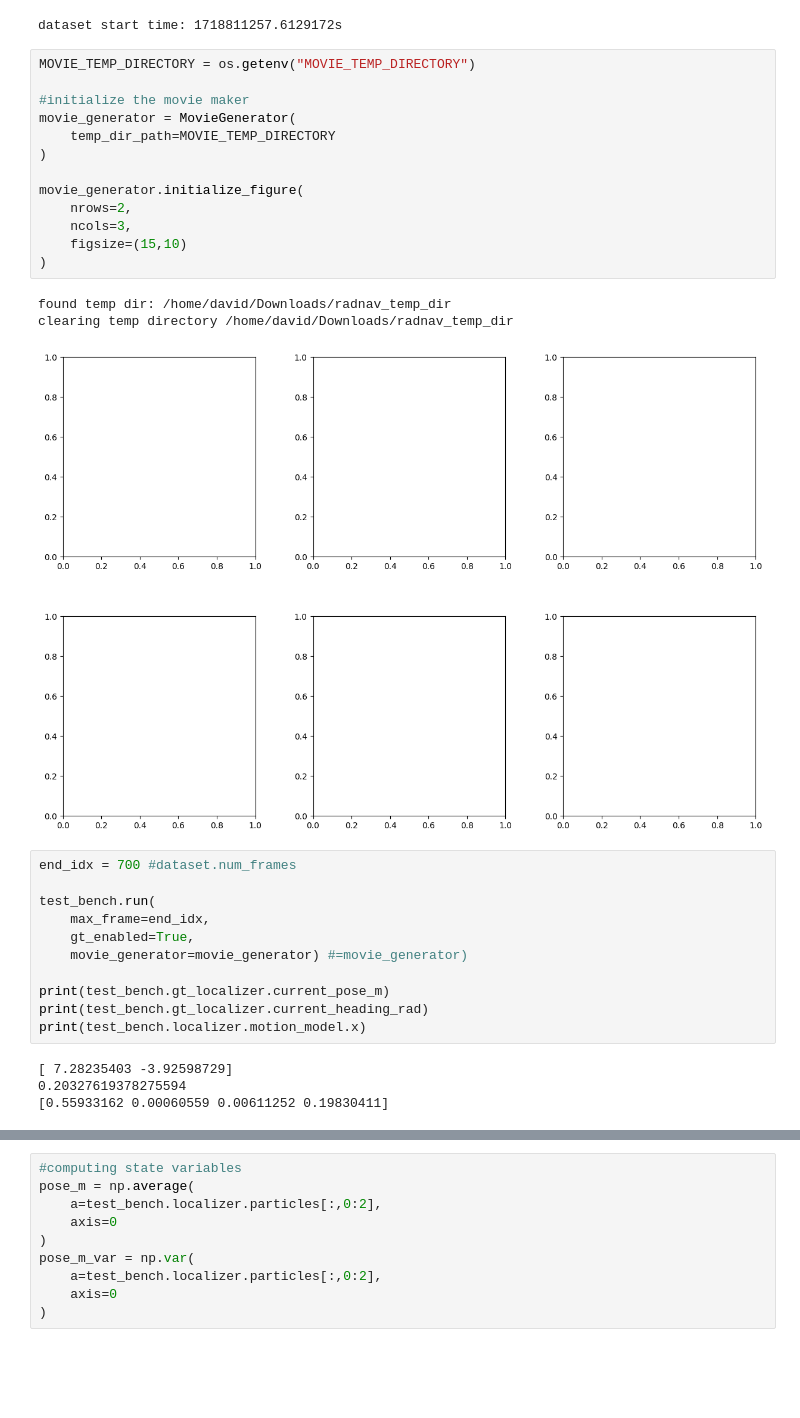
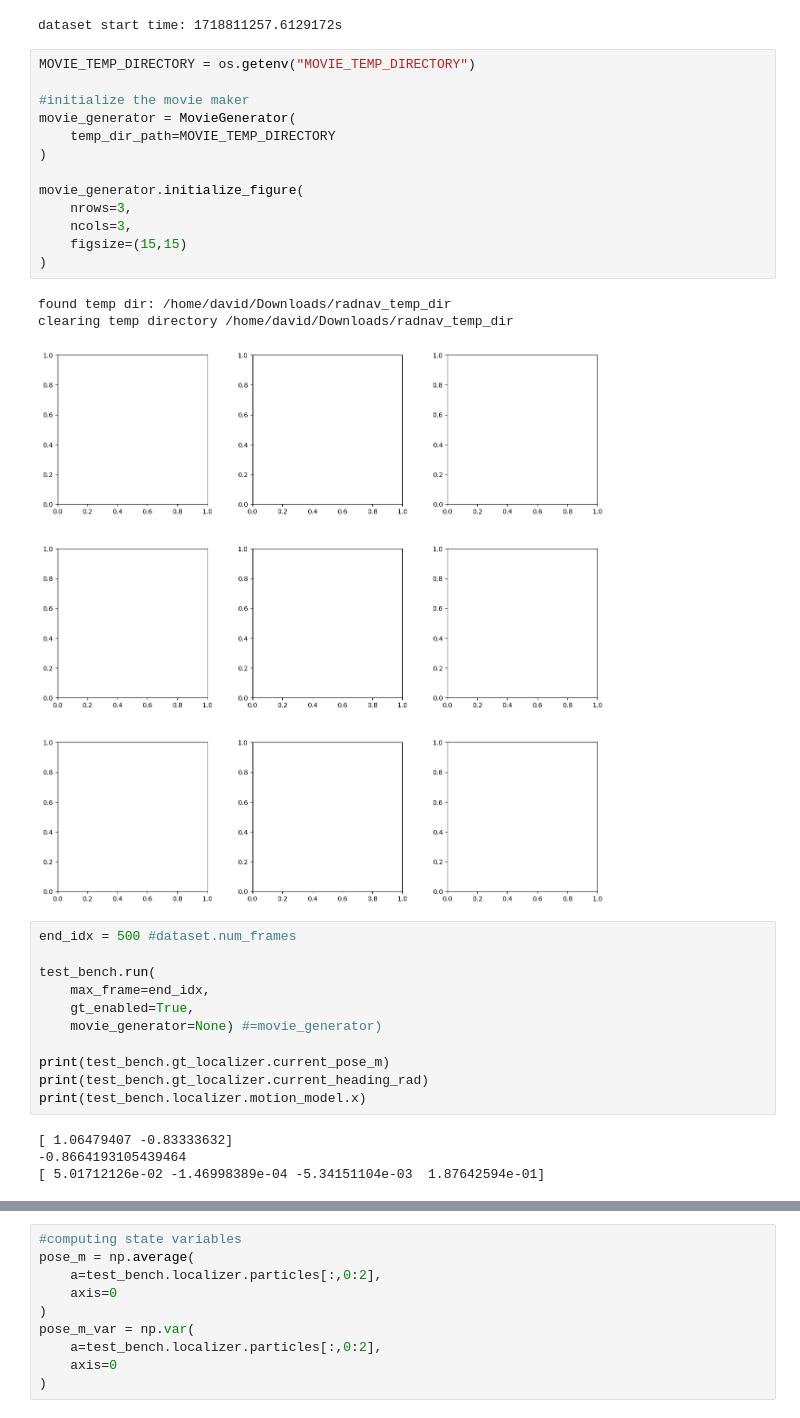
Before and after one commit to davidmhunt/odometry, a Jupyter notebook: notebooks/eval_particle_filter.ipynb, the cells around one changed output, grey strips where cells are left out. Drawn from its saved outputs; the diff is of its cells as text; blank space fills up the shorter version.

```diff
--- a/notebooks/eval_particle_filter.ipynb
+++ b/notebooks/eval_particle_filter.ipynb
@@ -121,33 +121,33 @@ dataset start time: 1718811257.6129172s
 # %%
 MOVIE_TEMP_DIRECTORY = os.getenv("MOVIE_TEMP_DIRECTORY")
 
 #initialize the movie maker
 movie_generator = MovieGenerator(
     temp_dir_path=MOVIE_TEMP_DIRECTORY
 )
 
 movie_generator.initialize_figure(
-    nrows=2,
+    nrows=3,
     ncols=3,
-    figsize=(15,10)
+    figsize=(15,15)
 )
 # %% [output]
 found temp dir: /home/david/Downloads/radnav_temp_dir
 clearing temp directory /home/david/Downloads/radnav_temp_dir
-[figure, old version]
+[figure, new version]
 # %%
-end_idx = 700 #dataset.num_frames
+end_idx = 500 #dataset.num_frames
 
 test_bench.run(
     max_frame=end_idx,
     gt_enabled=True,
-    movie_generator=movie_generator) #=movie_generator)
+    movie_generator=None) #=movie_generator)
 
 print(test_bench.gt_localizer.current_pose_m)
 print(test_bench.gt_localizer.current_heading_rad)
 print(test_bench.localizer.motion_model.x)
 # %% [output]
-[ 7.28235403 -3.92598729]
-0.20327619378275594
-[0.55933162 0.00060559 0.00611252 0.19830411]
+[ 1.06479407 -0.83333632]
+-0.8664193105439464
+[ 5.01712126e-02 -1.46998389e-04 -5.34151104e-03  1.87642594e-01]
 # %%
```
Also changed, not shown: parts of 20 cells of this notebook, 4 other files.
